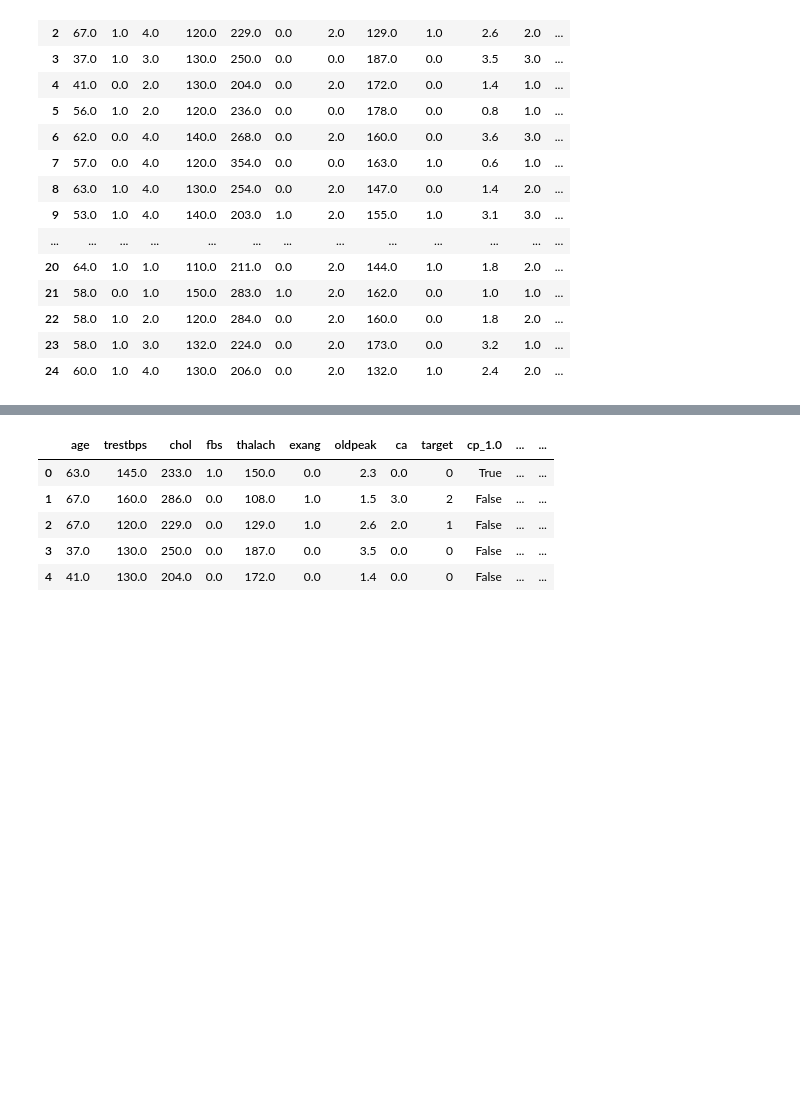
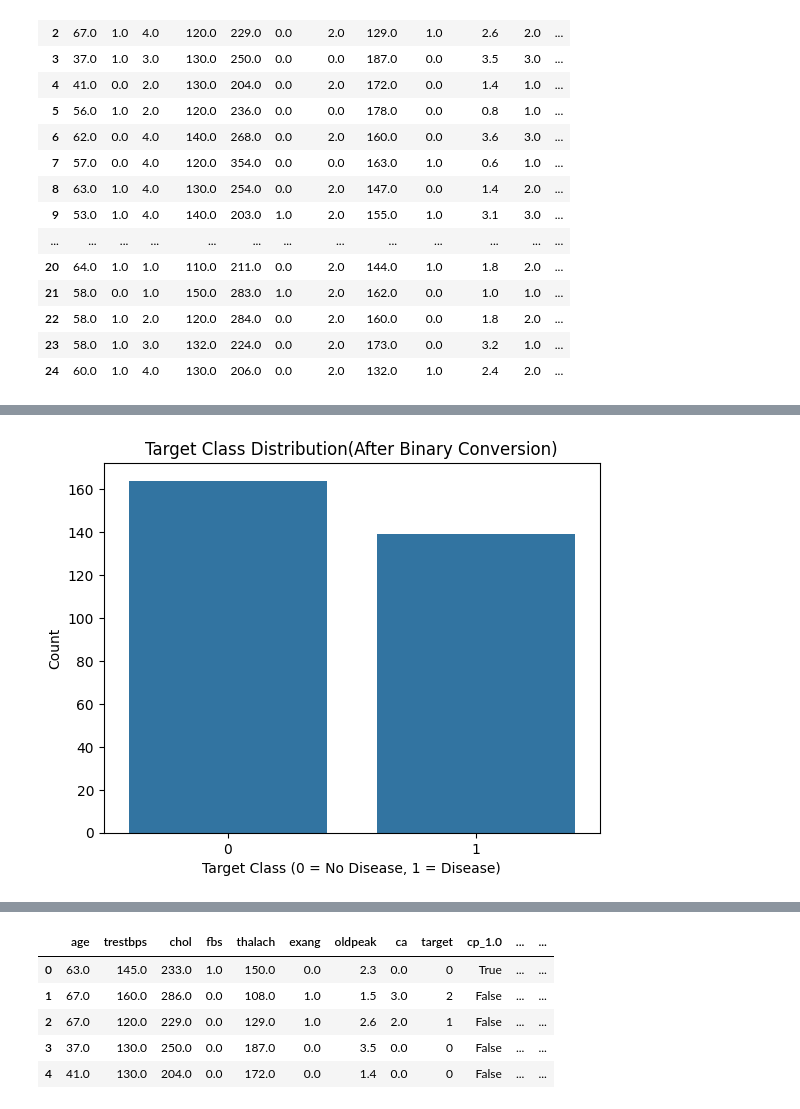
Before and after one commit to sb24ragnar/HearHealthPredictor, a Jupyter notebook: Heart.ipynb, the cells around one changed output, grey strips where cells are left out. Saved outputs shown, nothing was run; the diff lists cells and outputs as text; code cells hidden in the pictures; blank space fills up the shorter version.

```diff
--- a/Heart.ipynb
+++ b/Heart.ipynb
@@ -75 +132,9 @@ plt.show()
+# %%
+sns.countplot(x=y)
+plt.title("Target Class Distribution(After Binary Conversion)")
+plt.xlabel("Target Class (0 = No Disease, 1 = Disease)")
+plt.ylabel("Count")
+plt.show()
+# %% [output]
+[figure, added]
 # %%
```
Also changed, not shown: parts of 26 cells of this notebook.
